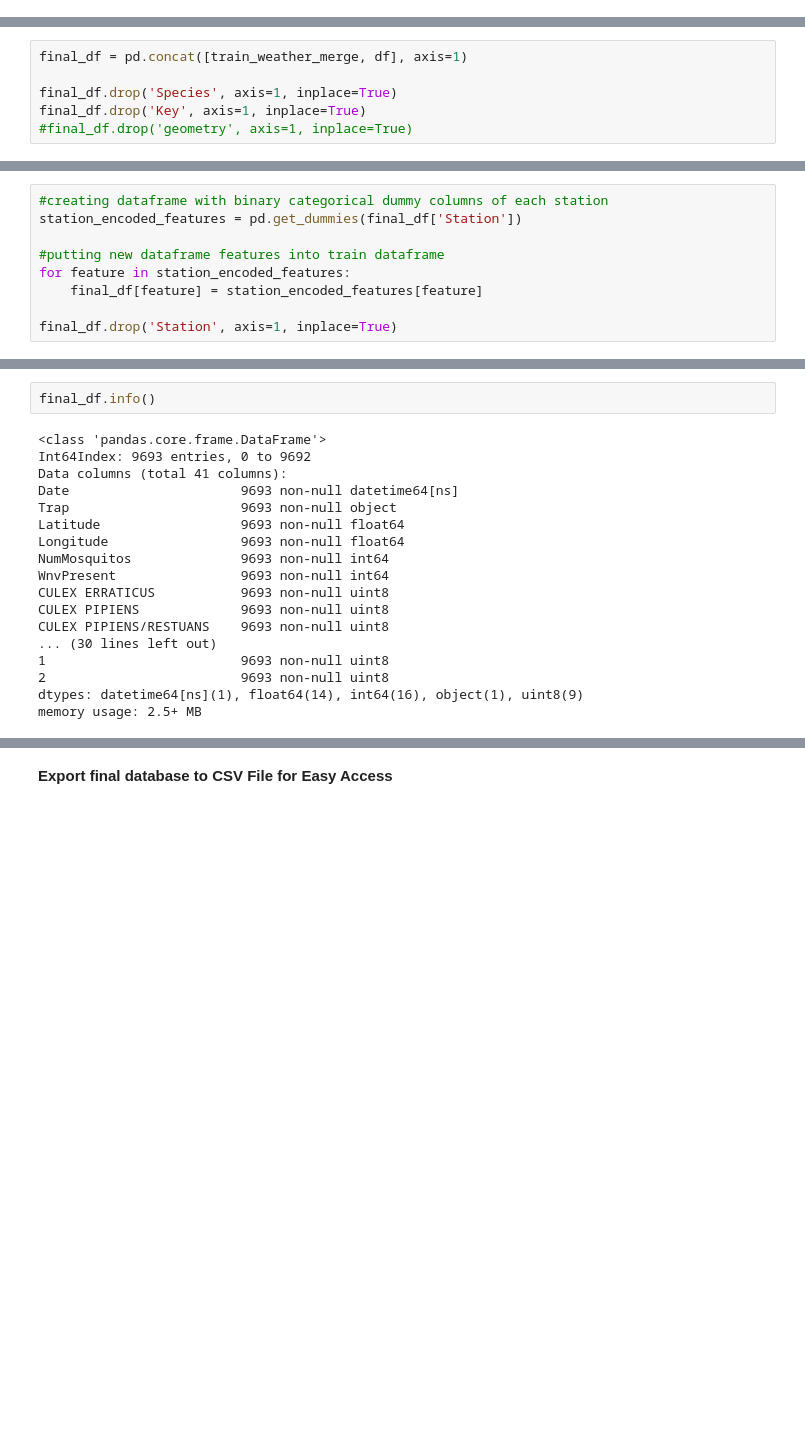
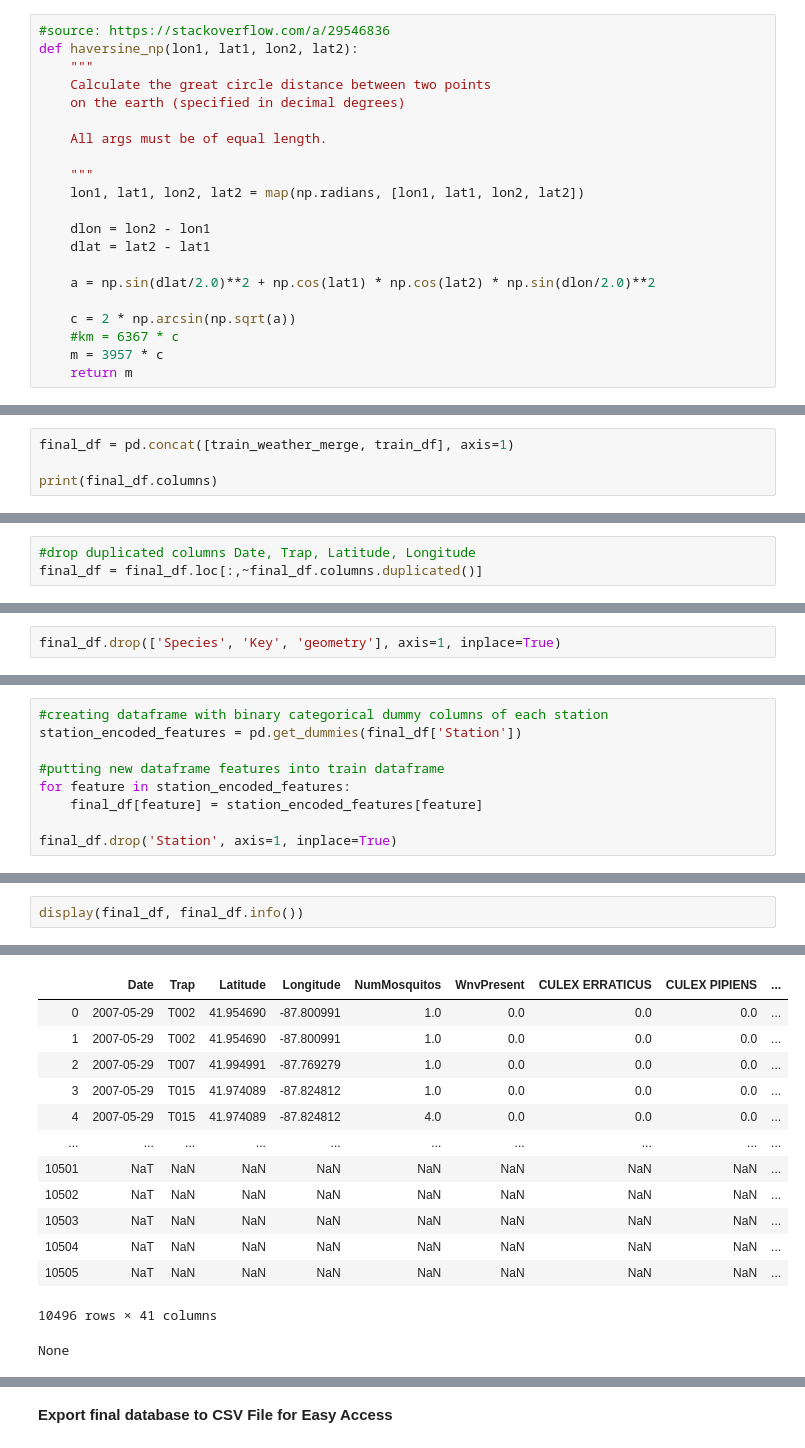
Before and after one commit to ajetty/West_Nile_Predictor, a Jupyter notebook: West Nile Project - Creation of Final Dataframe.ipynb, the cells around one changed output, grey strips where cells are left out. Drawn from its saved outputs; the diff is of its cells as text; blank space fills up the shorter version.

```diff
--- a/West Nile Project - Creation of Final Dataframe.ipynb
+++ b/West Nile Project - Creation of Final Dataframe.ipynb
@@ -311,0 +255,21 @@ for index in train_df.index:
+# %%
+#source: https://stackoverflow.com/a/29546836
+def haversine_np(lon1, lat1, lon2, lat2):
+    """
+    Calculate the great circle distance between two points
+    on the earth (specified in decimal degrees)
+
+    All args must be of equal length.
+
+    """
+    lon1, lat1, lon2, lat2 = map(np.radians, [lon1, lat1, lon2, lat2])
+
+    dlon = lon2 - lon1
+    dlat = lat2 - lat1
+
+    a = np.sin(dlat/2.0)**2 + np.cos(lat1) * np.cos(lat2) * np.sin(dlon/2.0)**2
+
+    c = 2 * np.arcsin(np.sqrt(a))
+    #km = 6367 * c
+    m = 3957 * c
+    return m
@@ -407,2 +360,6 @@ display(df)
 # %% [markdown]
 <p>Droping duplicate Features 'Species' and 'Key'.</p>
+# %%
+final_df = pd.concat([train_weather_merge, train_df], axis=1)
+
+print(final_df.columns)
@@ -408,0 +381,3 @@ display(df)
+# %%
+#drop duplicated columns Date, Trap, Latitude, Longitude
+final_df = final_df.loc[:,~final_df.columns.duplicated()]
@@ -409,9 +397,5 @@ display(df)
 # %%
-final_df = pd.concat([train_weather_merge, df], axis=1)
-
-final_df.drop('Species', axis=1, inplace=True)
-final_df.drop('Key', axis=1, inplace=True)
-#final_df.drop('geometry', axis=1, inplace=True)
+final_df.drop(['Species', 'Key', 'geometry'], axis=1, inplace=True)
 # %% [markdown]
 <p>Taking categorical feature stations and making them binary. Then dropping stations.</p>
 # %%
@@ -442,20 +410,3 @@ final_df
-# %%
-final_df.info()
-# %% [output]
-<class 'pandas.core.frame.DataFrame'>
-Int64Index: 9693 entries, 0 to 9692
-Data columns (total 41 columns):
-Date                      9693 non-null datetime64[ns]
-Trap                      9693 non-null object
-Latitude                  9693 non-null float64
-Longitude                 9693 non-null float64
-NumMosquitos              9693 non-null int64
-WnvPresent                9693 non-null int64
-CULEX ERRATICUS           9693 non-null uint8
-CULEX PIPIENS             9693 non-null uint8
-CULEX PIPIENS/RESTUANS    9693 non-null uint8
-... (30 lines left out)
-1                         9693 non-null uint8
-2                         9693 non-null uint8
-dtypes: datetime64[ns](1), float64(14), int64(16), object(1), uint8(9)
-memory usage: 2.5+ MB
+# %%
+display(final_df, final_df.info())
+# %% [output]
@@ -461,0 +430,14 @@ memory usage: 2.5+ MB
+|  | Date | Trap | Latitude | Longitude | NumMosquitos | WnvPresent | CULEX ERRATICUS | CULEX PIPIENS | ... |
+| 0 | 2007-05-29 | T002 | 41.954690 | -87.800991 | 1.0 | 0.0 | 0.0 | 0.0 | ... |
+| 1 | 2007-05-29 | T002 | 41.954690 | -87.800991 | 1.0 | 0.0 | 0.0 | 0.0 | ... |
+| 2 | 2007-05-29 | T007 | 41.994991 | -87.769279 | 1.0 | 0.0 | 0.0 | 0.0 | ... |
+| 3 | 2007-05-29 | T015 | 41.974089 | -87.824812 | 1.0 | 0.0 | 0.0 | 0.0 | ... |
+| 4 | 2007-05-29 | T015 | 41.974089 | -87.824812 | 4.0 | 0.0 | 0.0 | 0.0 | ... |
+| ... | ... | ... | ... | ... | ... | ... | ... | ... | ... |
+| 10501 | NaT | NaN | NaN | NaN | NaN | NaN | NaN | NaN | ... |
+| 10502 | NaT | NaN | NaN | NaN | NaN | NaN | NaN | NaN | ... |
+| 10503 | NaT | NaN | NaN | NaN | NaN | NaN | NaN | NaN | ... |
+| 10504 | NaT | NaN | NaN | NaN | NaN | NaN | NaN | NaN | ... |
+| 10505 | NaT | NaN | NaN | NaN | NaN | NaN | NaN | NaN | ... |
+10496 rows × 41 columns
+None
```
Also changed, not shown: parts of 23 cells of this notebook, 3 other files.
